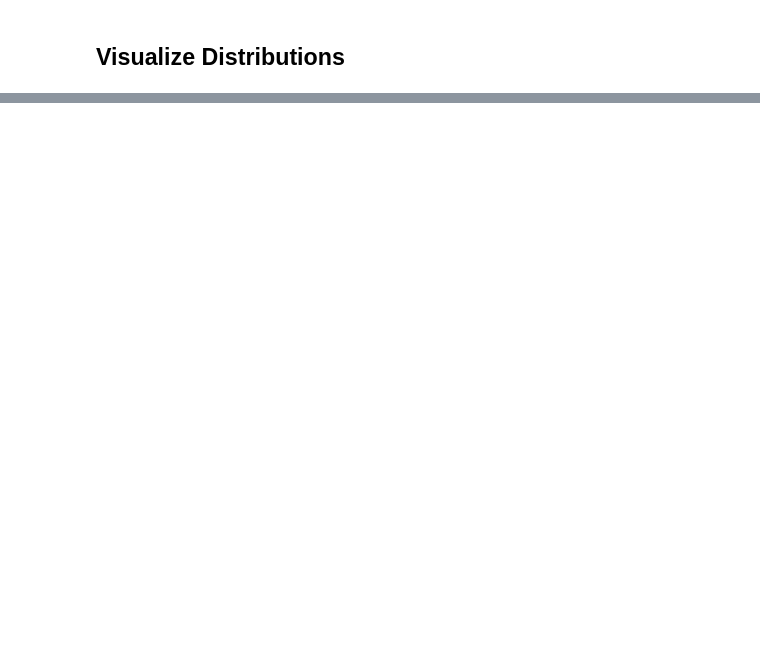
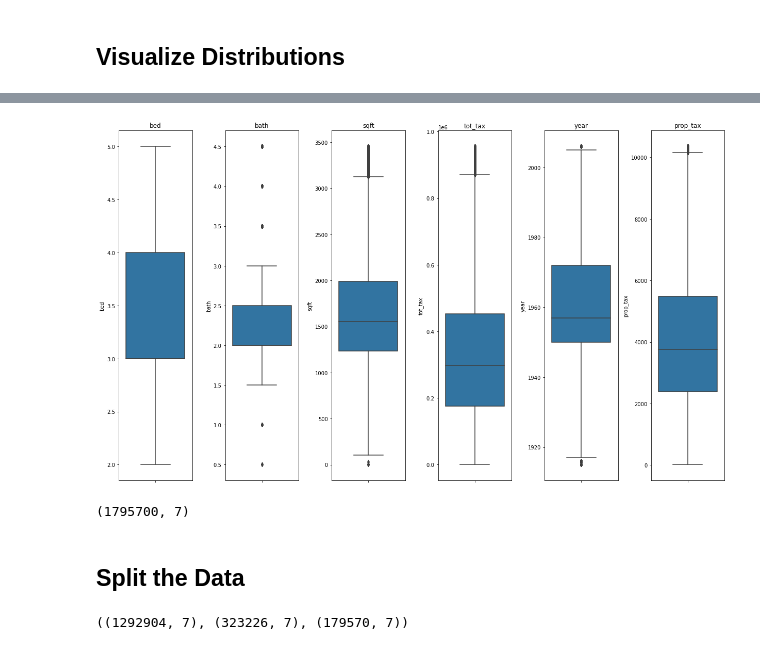
Before and after one commit to Jason-Tellez/regression-exercises, a Jupyter notebook: wrangle.ipynb, the cells around one changed output, grey strips where cells are left out. Drawn from its saved outputs; the diff is of its cells as text; code cells hidden in the pictures; blank space fills up the shorter version.

```diff
--- a/wrangle.ipynb
+++ b/wrangle.ipynb
@@ -330,0 +415,33 @@ for i, col in enumerate(df.drop(columns='fips').columns):
+# %%
+plt.figure(figsize=(20,10))
+plt.title('Box plots')
+for i, col in enumerate(df.drop(columns='zip').columns):
+
+    # i starts at 0, but plot nos should start at 1
+    plot_number = i + 1
+
+    # Create subplot.
+    plt.subplot(1,7, plot_number)
+
+    # Title with column name.
+    plt.title(col)
+
+    # Display histogram for column.
+    sns.boxplot(data=df, y=col)
+
+    # Hide gridlines.
+    plt.grid(False)
+
+    # Show empty x-label
+    plt.xlabel('')
+
+    # fit plots clearly
+    plt.tight_layout()
+# %% [output]
+[figure, added]
+# %%
+df.shape
+# %% [output]
+(1795700, 7)
+# %% [markdown]
+## Split the Data
@@ -330,0 +456,4 @@ for i, col in enumerate(df.drop(columns='fips').columns):
+# %%
+train.shape, validate.shape, test.shape
+# %% [output]
+((1292904, 7), (323226, 7), (179570, 7))
```
Also changed, not shown: parts of 24 cells of this notebook, 5 other files.
